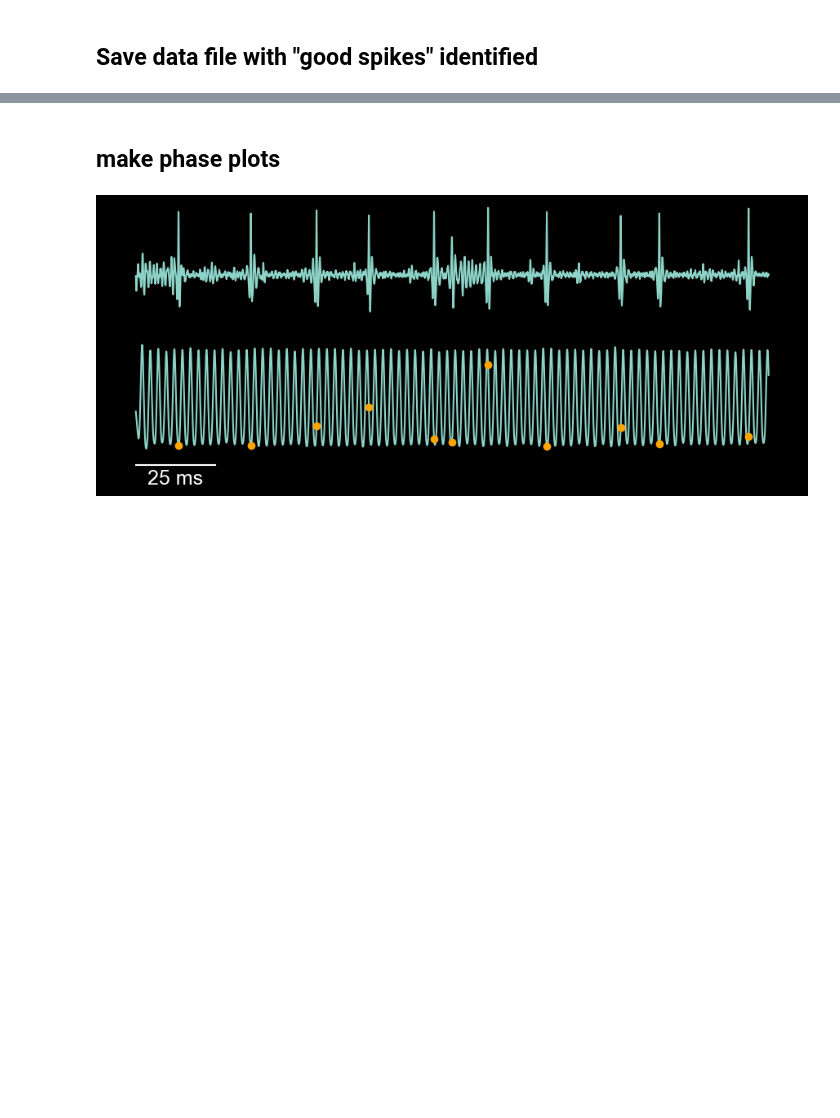
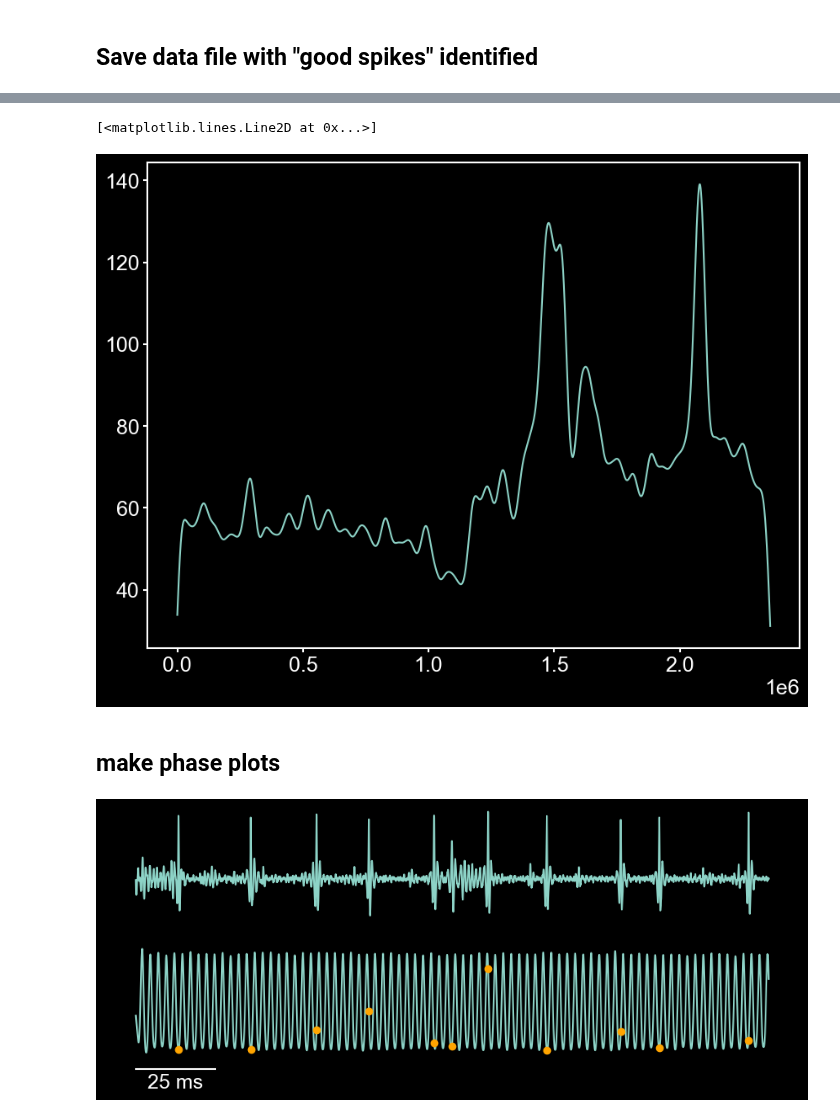
Before and after one commit to samcwhitehead/mosquito, a Jupyter notebook: scratch/b1_phase_analysis.ipynb, the cells around one changed output, grey strips where cells are left out. Cells and saved outputs as stored; diff of their text form; code cells hidden in the pictures; blank space fills up the shorter version.

```diff
--- a/scratch/b1_phase_analysis.ipynb
+++ b/scratch/b1_phase_analysis.ipynb
@@ -143,6 +223,12 @@ print(save_filename)
 # %%
 # save
 save_processed_data(save_filename, data)
+# %%
+spike_rate = estimate_spike_rate(spike_idx, data['sampling_freq'], t.size, win_factor=2*8)
+plt.plot(spike_rate)
+# %% [output]
+[<matplotlib.lines.Line2D at 0x...>]
+[figure, added]
 # %% [markdown]
 ## make phase plots
 # %%
```
Also changed, not shown: parts of 14 cells of this notebook, 15 other files.
